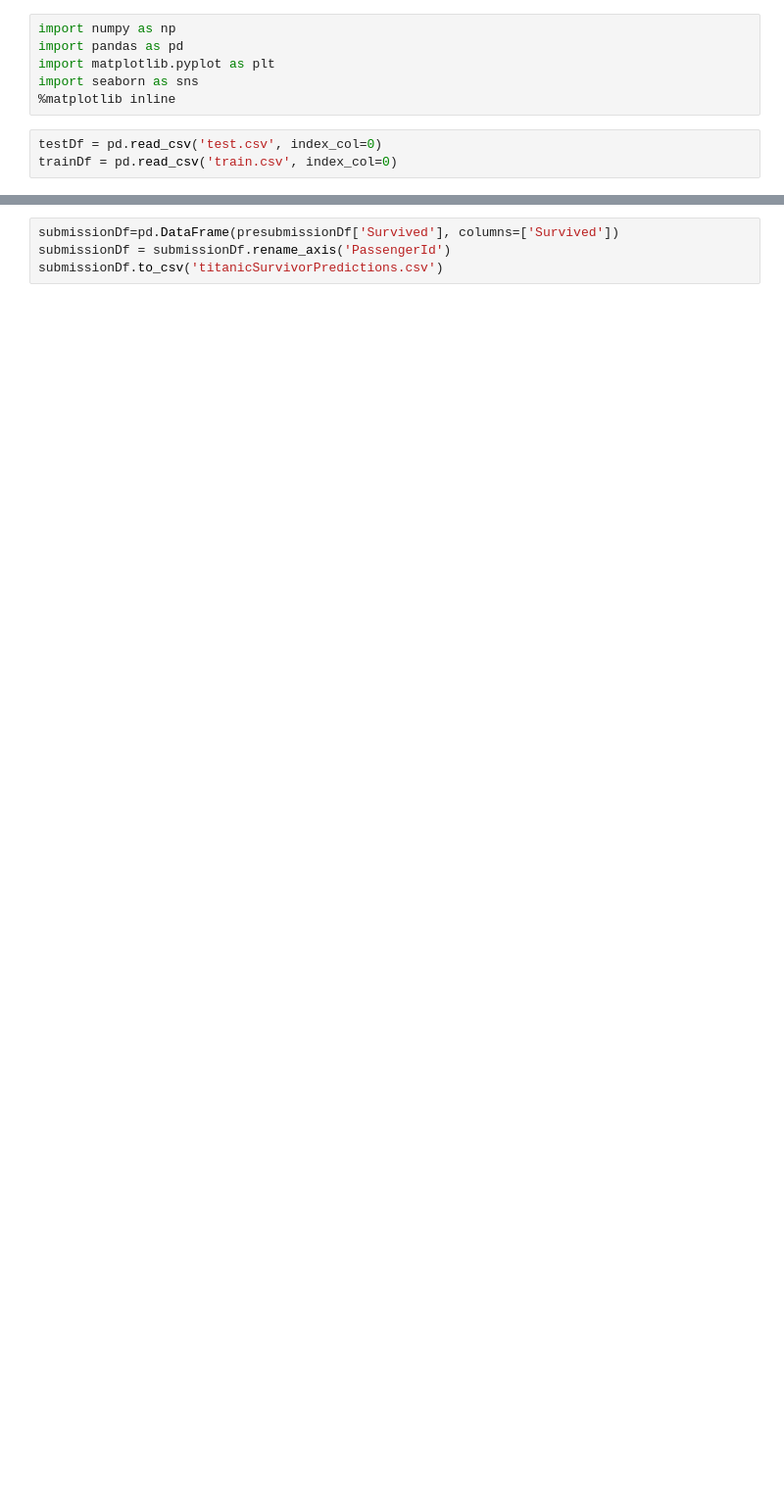
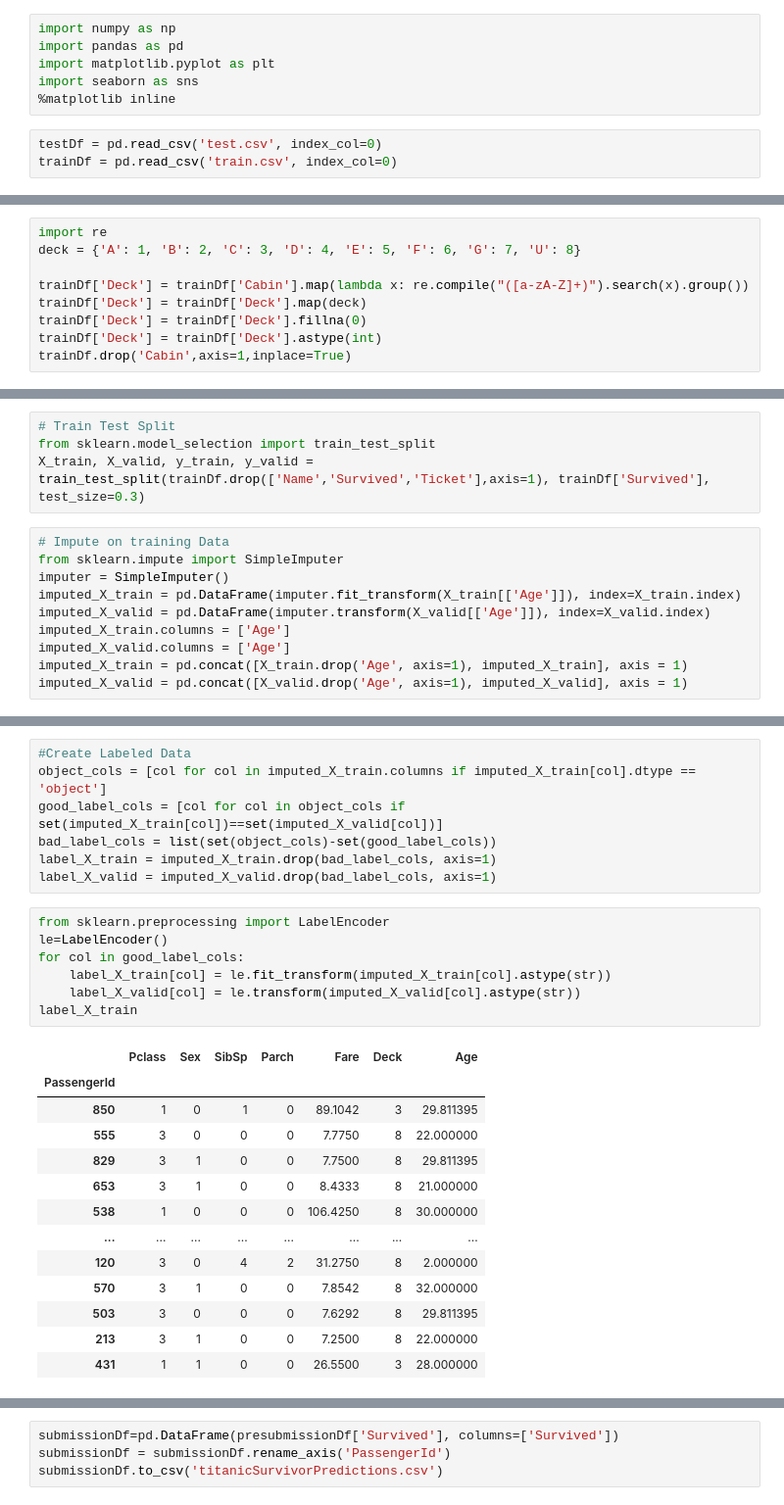
Before and after one commit to garrickbercero/python, a Jupyter notebook: Titanic Machine Learning.ipynb, the cells around one changed output, grey strips where cells are left out. Shown: that part at 98% size. Saved outputs shown, nothing was run; the diff lists cells and outputs as text; blank space fills up the shorter version.

```diff
--- a/Titanic Machine Learning.ipynb
+++ b/Titanic Machine Learning.ipynb
@@ -289,0 +39,9 @@ presubmissionDf
+# %%
+import re
+deck = {'A': 1, 'B': 2, 'C': 3, 'D': 4, 'E': 5, 'F': 6, 'G': 7, 'U': 8}
+
+trainDf['Deck'] = trainDf['Cabin'].map(lambda x: re.compile("([a-zA-Z]+)").search(x).group())
+trainDf['Deck'] = trainDf['Deck'].map(deck)
+trainDf['Deck'] = trainDf['Deck'].fillna(0)
+trainDf['Deck'] = trainDf['Deck'].astype(int)
+trainDf.drop('Cabin',axis=1,inplace=True)
@@ -289,0 +56,14 @@ presubmissionDf
+# %%
+# Train Test Split
+from sklearn.model_selection import train_test_split
+X_train, X_valid, y_train, y_valid = train_test_split(trainDf.drop(['Name','Survived','Ticket'],axis=1), trainDf['Survived'], test_size=0.3)
+# %%
+# Impute on training Data
+from sklearn.impute import SimpleImputer
+imputer = SimpleImputer()
+imputed_X_train = pd.DataFrame(imputer.fit_transform(X_train[['Age']]), index=X_train.index)
+imputed_X_valid = pd.DataFrame(imputer.transform(X_valid[['Age']]), index=X_valid.index)
+imputed_X_train.columns = ['Age']
+imputed_X_valid.columns = ['Age']
+imputed_X_train = pd.concat([X_train.drop('Age', axis=1), imputed_X_train], axis = 1)
+imputed_X_valid = pd.concat([X_valid.drop('Age', axis=1), imputed_X_valid], axis = 1)
@@ -289,0 +95,28 @@ presubmissionDf
+# %%
+#Create Labeled Data
+object_cols = [col for col in imputed_X_train.columns if imputed_X_train[col].dtype == 'object']
+good_label_cols = [col for col in object_cols if set(imputed_X_train[col])==set(imputed_X_valid[col])]
+bad_label_cols = list(set(object_cols)-set(good_label_cols))
+label_X_train = imputed_X_train.drop(bad_label_cols, axis=1)
+label_X_valid = imputed_X_valid.drop(bad_label_cols, axis=1)
+# %%
+from sklearn.preprocessing import LabelEncoder
+le=LabelEncoder()
+for col in good_label_cols:
+    label_X_train[col] = le.fit_transform(imputed_X_train[col].astype(str))
+    label_X_valid[col] = le.transform(imputed_X_valid[col].astype(str))
+label_X_train
+# %% [output]
+|  | Pclass | Sex | SibSp | Parch | Fare | Deck | Age |
+| PassengerId |  |  |  |  |  |  |  |
+| 850 | 1 | 0 | 1 | 0 | 89.1042 | 3 | 29.811395 |
+| 555 | 3 | 0 | 0 | 0 | 7.7750 | 8 | 22.000000 |
+| 829 | 3 | 1 | 0 | 0 | 7.7500 | 8 | 29.811395 |
+| 653 | 3 | 1 | 0 | 0 | 8.4333 | 8 | 21.000000 |
+| 538 | 1 | 0 | 0 | 0 | 106.4250 | 8 | 30.000000 |
+| ... | ... | ... | ... | ... | ... | ... | ... |
+| 120 | 3 | 0 | 4 | 2 | 31.2750 | 8 | 2.000000 |
+| 570 | 3 | 1 | 0 | 0 | 7.8542 | 8 | 32.000000 |
+| 503 | 3 | 0 | 0 | 0 | 7.6292 | 8 | 29.811395 |
+| 213 | 3 | 1 | 0 | 0 | 7.2500 | 8 | 22.000000 |
+| 431 | 1 | 1 | 0 | 0 | 26.5500 | 3 | 28.000000 |
```
Also changed, not shown: parts of 37 cells of this notebook.
